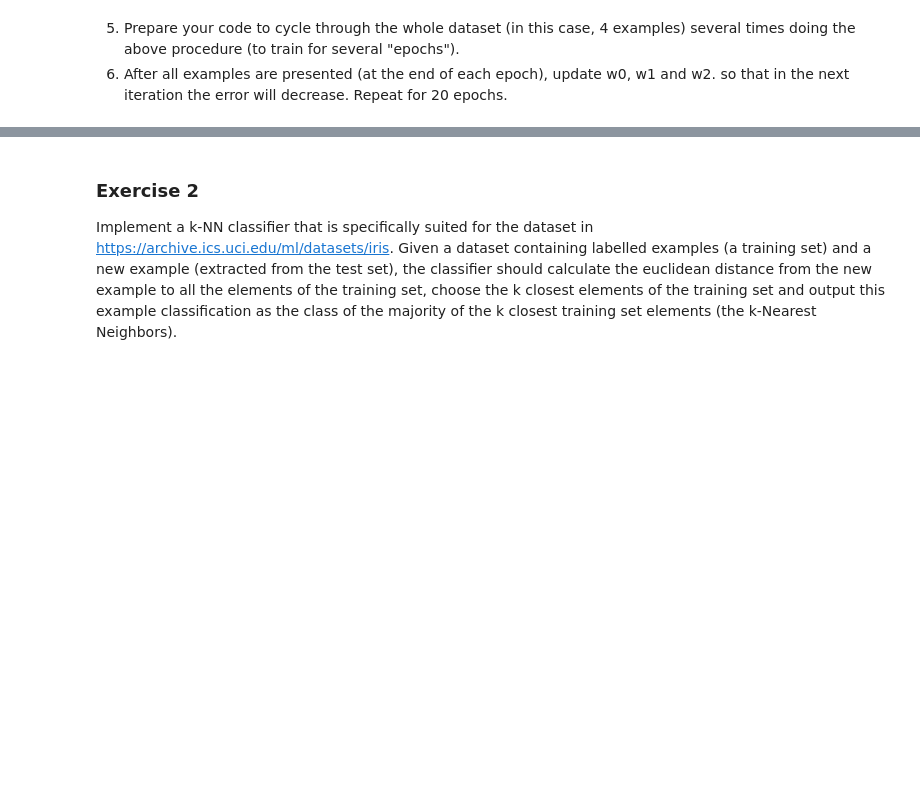
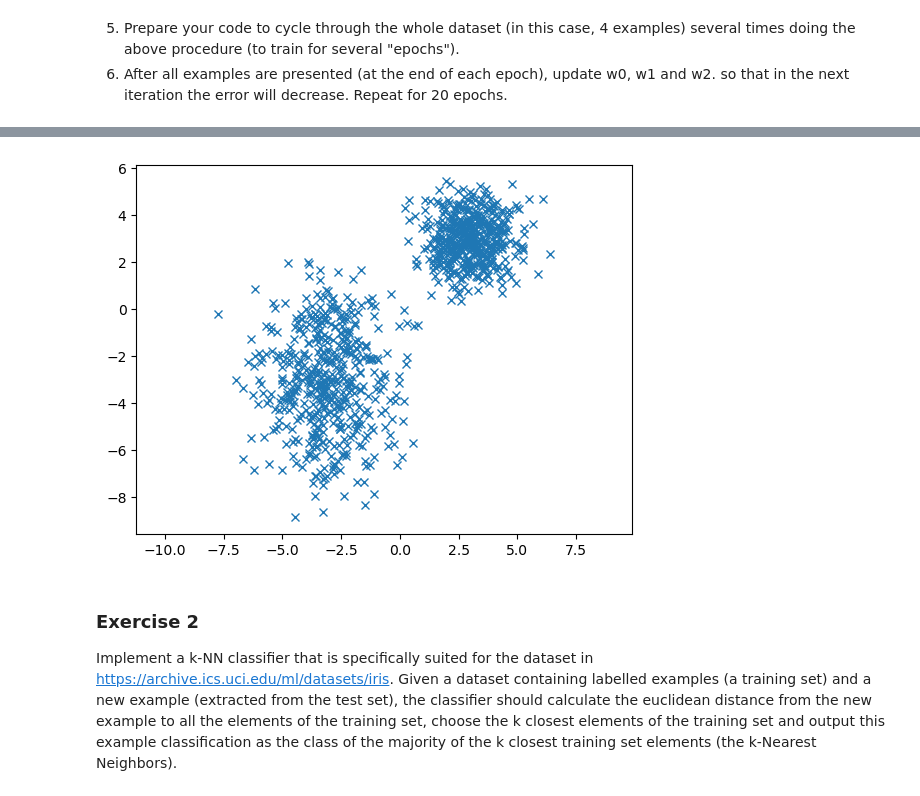
Before and after one commit to jelenameyer/IntroToMachineLearning, a Jupyter notebook: assignments/a2supervised.ipynb, the cells around one changed output, grey strips where cells are left out. Saved outputs shown, nothing was run; the diff lists cells and outputs as text; code cells hidden in the pictures; blank space fills up the shorter version.

```diff
--- a/assignments/a2supervised.ipynb
+++ b/assignments/a2supervised.ipynb
@@ -235,0 +367,2 @@ plt .show()
+# %%
+dataCopy = data.copy()
@@ -235,0 +423,34 @@ plt .show()
+# %%
+alpha = 0.0001
+
+w0 = round(random.random(), 2)
+w1 = round(random.random(),2)
+w2 = round(random.random(), 2)
+
+d = dataCopy[2]
+o = np.array((perceptron(w0, w1, w2, dataCopy.T)))
+
+for i in range(20):
+    e = d - o
+    arrayErrorsAndWeights = np.zeros((1000,4))
+    position = 0
+    for coordinates in dataCopy.T:
+        x1 = coordinates[0]
+        x2 = coordinates[1]
+
+        if e[position] != 0:
+            w0 += alpha * e[position]
+            w1 += alpha * e[position] * x1
+            w2 += alpha * e[position] * x2
+
+        arrayErrorsAndWeights[position] = [e[position], w0, w1, w2]
+        position += 1
+
+    o = np.array((perceptron(w0, w1, w2, dataCopy.T)))
+
+
+newColumnDataCopy = np.ones((1, dataCopy.shape[1]))
+dataCopy = np.append(dataCopy, newColumnDataCopy, axis = 0)
+dataCopy[3] = o
+
+print(arrayErrorsAndWeights)
@@ -236,3 +476,14 @@ plt .show()
+# %%
+# visualize
+
+x = dataCopy[0]
+y=dataCopy[1]
+labels=dataCopy[2]
+plt.plot(x, y, "x")
+plt.axis("equal")
+plt.show()
+# %% [output]
+[figure, added]
 # %% [markdown]
 ### Exercise 2
 
```
Also changed, not shown: parts of 19 cells of this notebook, 1 other file.
